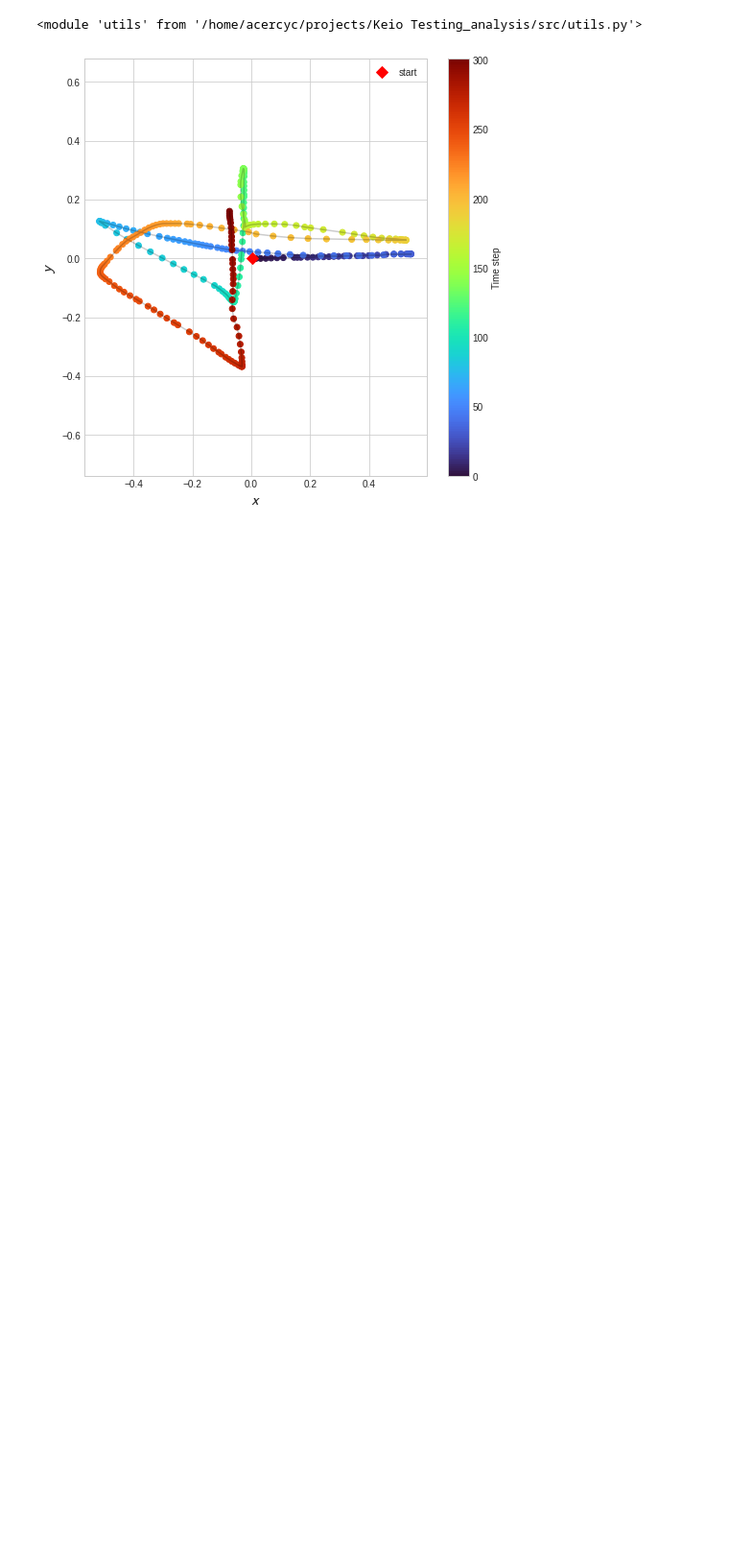
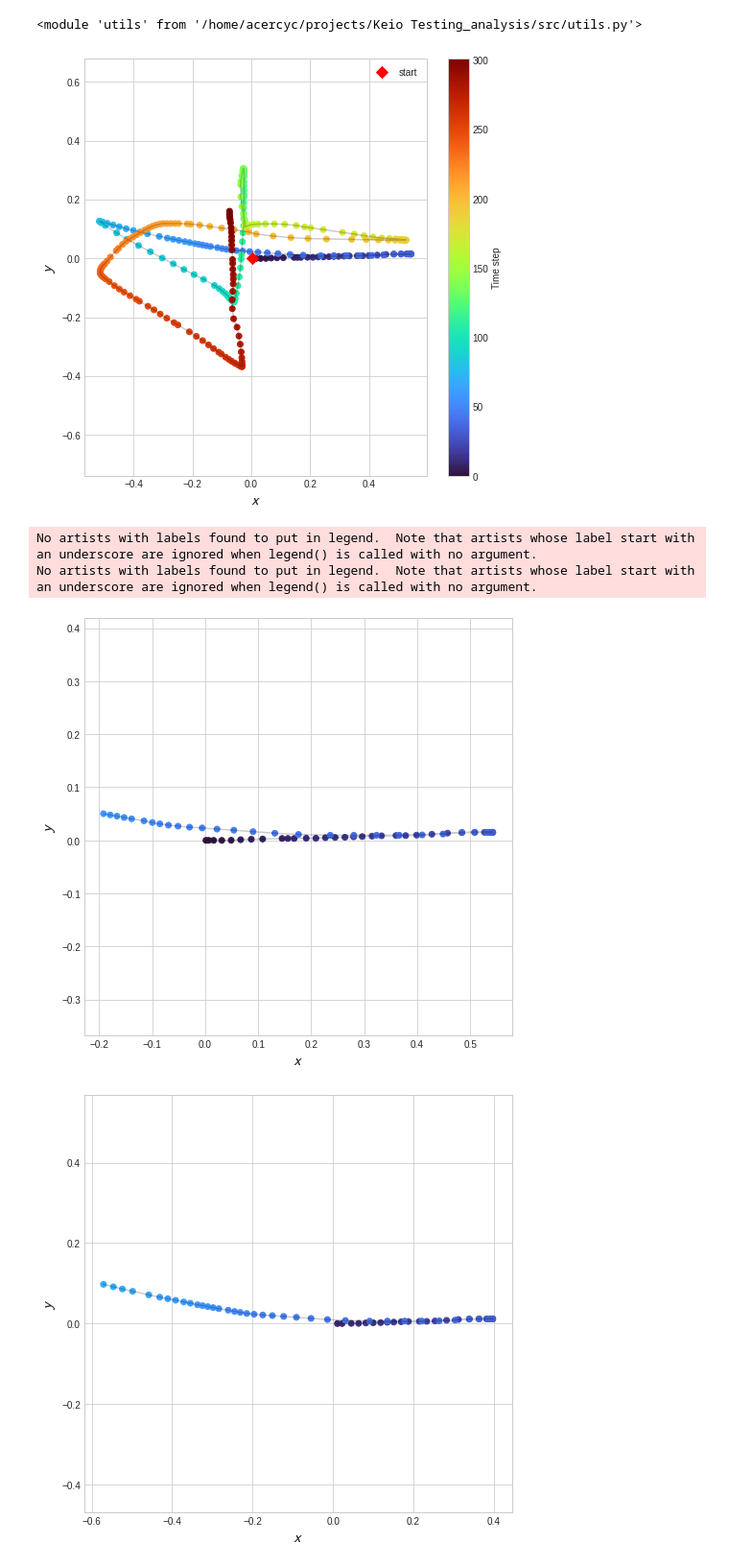
Before and after one commit to acercyc/Keio-Testing_analysis, a Jupyter notebook: src/vis_traj.ipynb, the cells around one changed output. Shown at 96% size. Saved outputs shown, nothing was run; the diff lists cells and outputs as text; code cells hidden in the pictures; blank space fills up the shorter version.

```diff
--- a/src/vis_traj.ipynb
+++ b/src/vis_traj.ipynb
@@ -35,6 +44,52 @@ ax.set_ylabel("$\mathcal{y}$", fontsize=16)
 fig.savefig(savepath / 'traj_withColour.pdf')
 # %% [output]
 [figure]
+# %%
+t = np.arange(0, 60)
+def traj_withColour(x, y, fig=None, ax=None):
+    if fig is None:
+        fig, ax = plt.subplots()
+    cmap = plt.get_cmap('turbo')
+    colors = cmap(np.linspace(0, 1, len(v[iTrial])))
+    # colors = np.linspace(0, 1, len(v[iTrial]))
+    ax.plot(x, y, '-k', alpha=0.2)
+    ax.scatter(x, y, c=colors[t])
+    # print(colors)
+    # ax.plot(x[0], y[0], 'Dr', label='start', markersize=8)
+    ax.axis('equal')
+    # norm = mpl.colors.Normalize(vmin=0, vmax=len(x))
+    # cbar = fig.colorbar(mpl.cm.ScalarMappable(
+    #     cmap='turbo', norm=norm), ax=ax)
+    # cbar.set_label('Time step')
+    ax.set_xlabel('x')
+    ax.set_ylabel('y')
+    ax.legend()
+    return fig, ax
+
+vx = v[iTrial][t, 0]
+vy = v[iTrial][t, 1]
+fig, ax = plt.subplots(1, 1, figsize=(8, 8))
+traj_withColour(vx.cumsum(), vy.cumsum(), fig, ax)
+ax.axis('equal')
+ax.set_xlabel('$\mathcal{x}$', fontsize=16)
+ax.set_ylabel("$\mathcal{y}$", fontsize=16)
+fig.savefig(savepath / 'traj_withColour_seg.pdf')
+
+
+t = np.arange(9, 70)
+vx = v[iTrial][t, 0]
+vy = v[iTrial][t, 1]
+fig, ax = plt.subplots(1, 1, figsize=(8, 8))
+traj_withColour(vx.cumsum(), vy.cumsum(), fig, ax)
+ax.axis('equal')
+ax.set_xlabel('$\mathcal{x}$', fontsize=16)
+ax.set_ylabel("$\mathcal{y}$", fontsize=16)
+fig.savefig(savepath / 'traj_withColour_seg2.pdf')
+# %% [output]
+No artists with labels found to put in legend.  Note that artists whose label start with an underscore are ignored when legend() is called with no argument.
+No artists with labels found to put in legend.  Note that artists whose label start with an underscore are ignored when legend() is called with no argument.
+[figure, added]
+[figure, added]
 # %%
 fig, ax = plt.subplots(2, 1, figsize=(10, 10), sharex=True, sharey=False)
 # colors = np.linspace(0, 1, len(vx))
```
Also changed, not shown: parts of 12 cells of this notebook, 1 other file.
